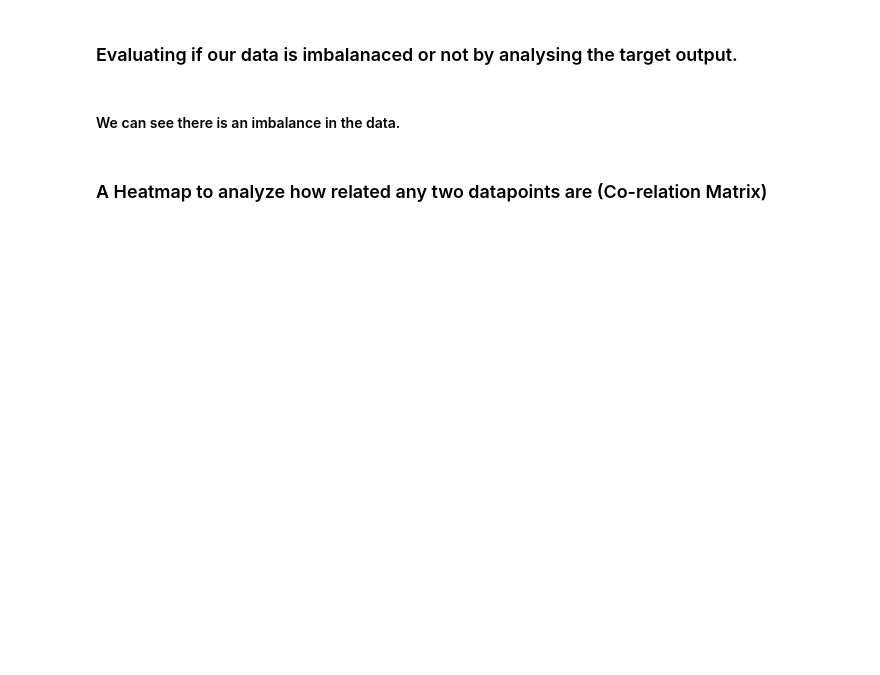
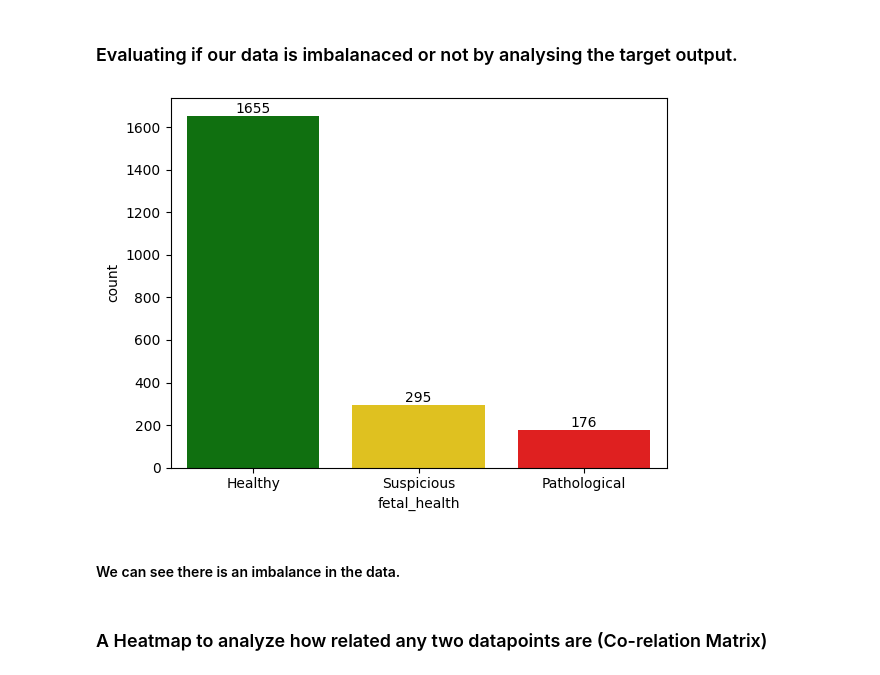
Before and after one commit to theinhumaneme/major, a Jupyter notebook: python/major.ipynb, the cells around one changed output. Drawn from its saved outputs; the diff is of its cells as text; code cells hidden in the pictures; blank space fills up the shorter version.

Commit message:
added data visualisation

```diff
--- a/python/major.ipynb
+++ b/python/major.ipynb
@@ -72,7 +116,12 @@ data_frame.describe().T
 ### Evaluating if our data is imbalanaced or not by analysing the target output.
 # %%
 colours=["green","gold", "red"]
-sb.countplot(data=data_frame, x="fetal_health",palette=colours)
+plot = sb.countplot(data=data_frame, x="fetal_health",palette=colours)
+plot.bar_label(plot.containers[0])
+plt.gca().set_xticklabels(['Healthy', 'Suspicious', 'Pathological'])
+plt.savefig("Data Distribution")
+# %% [output]
+[figure, added]
 # %% [markdown]
 #### We can see there is an imbalance in the data.
 # %% [markdown]
```
Also changed, not shown: parts of 36 cells of this notebook, 18 other files.
